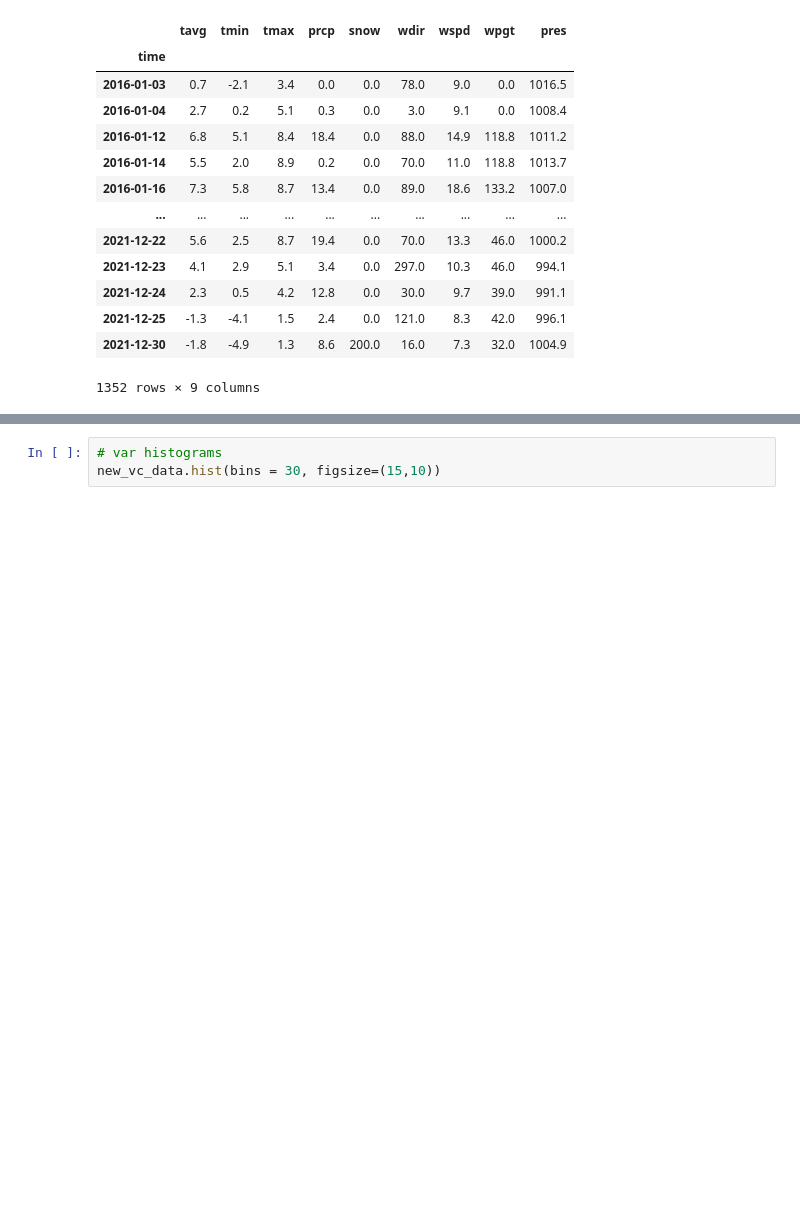
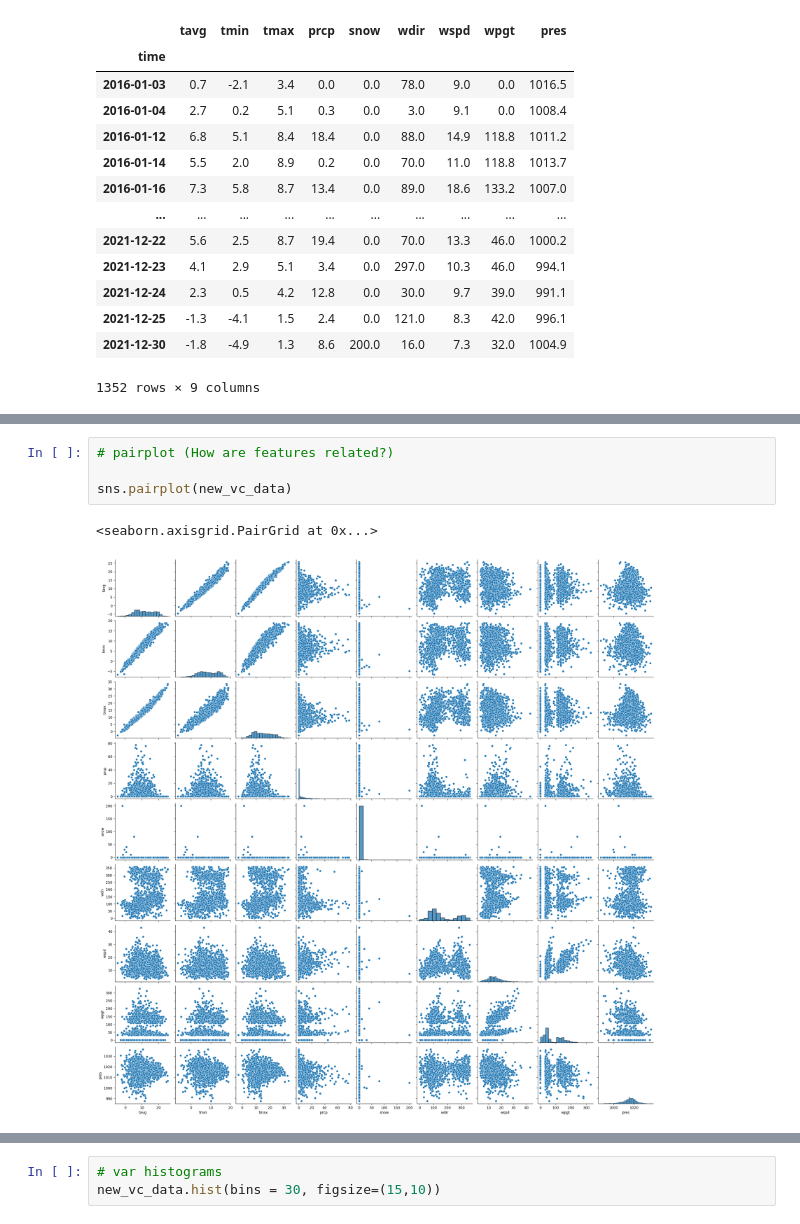
Before and after one commit to rootsnquery/ML-Climate-Project-Template-Fall2022, a Jupyter notebook: src/explore.ipynb, the cells around one changed output, grey strips where cells are left out. Saved outputs shown, nothing was run; the diff lists cells and outputs as text; blank space fills up the shorter version.

```diff
--- a/src/explore.ipynb
+++ b/src/explore.ipynb
@@ -157,0 +242,7 @@ new_vc_data
+# %%
+# pairplot (How are features related?)
+
+sns.pairplot(new_vc_data)
+# %% [output]
+<seaborn.axisgrid.PairGrid at 0x...>
+[figure, added]
```
Also changed, not shown: parts of 25 cells of this notebook.
